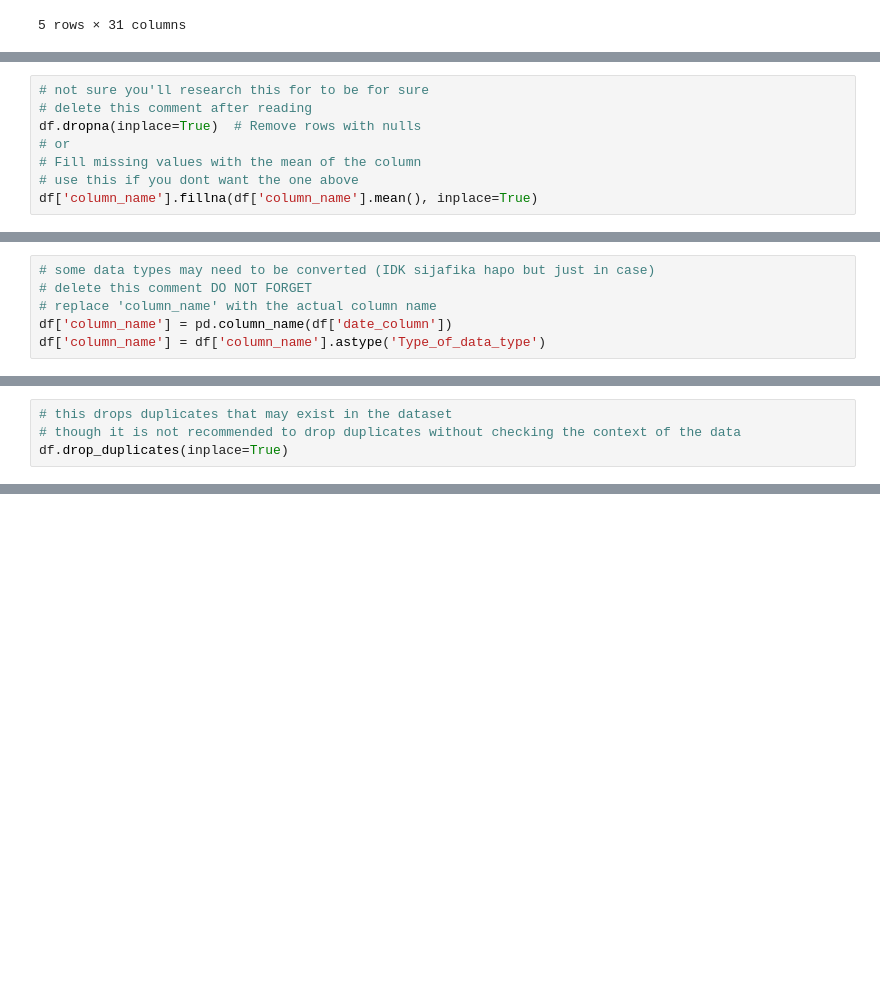
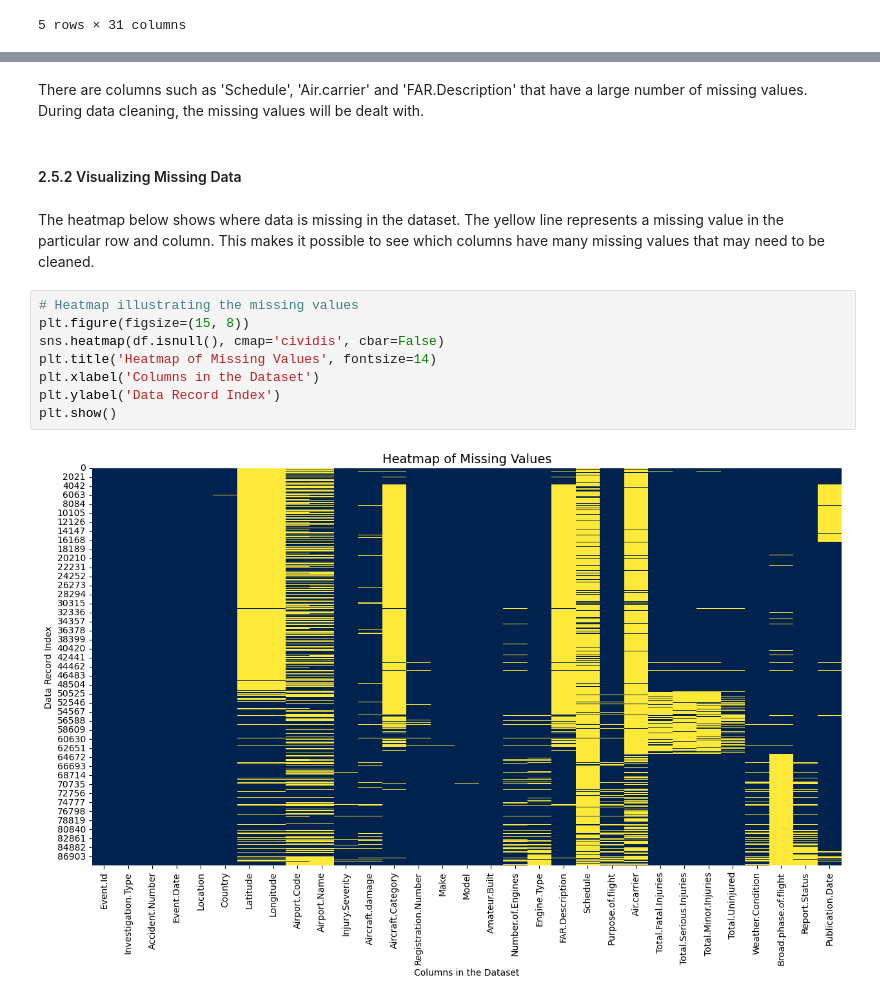
Before and after one commit to JessicaGichimu/DS-Phase1-Project, a Jupyter notebook: Project.ipynb, the cells around one changed output, grey strips where cells are left out. Drawn from its saved outputs; the diff is of its cells as text; blank space fills up the shorter version.

```diff
--- a/Project.ipynb
+++ b/Project.ipynb
@@ -93,8 +73,0 @@ Drop or fill missing values based on context.
-# %%
-# not sure you'll research this for to be for sure
-# delete this comment after reading
-df.dropna(inplace=True)  # Remove rows with nulls
-# or
-# Fill missing values with the mean of the column
-# use this if you dont want the one above
-df['column_name'].fillna(df['column_name'].mean(), inplace=True)
@@ -104,6 +73,0 @@ Convert columns to the correct data type.
-# %%
-# some data types may need to be converted (IDK sijafika hapo but just in case)
-# delete this comment DO NOT FORGET
-# replace 'column_name' with the actual column name
-df['column_name'] = pd.column_name(df['date_column'])
-df['column_name'] = df['column_name'].astype('Type_of_data_type')
@@ -112,4 +73,0 @@ Remove Duplicates
-# %%
-# this drops duplicates that may exist in the dataset
-# though it is not recommended to drop duplicates without checking the context of the data
-df.drop_duplicates(inplace=True)
@@ -121,0 +187,16 @@ Check for outliars
+# %% [markdown]
+There are columns such as 'Schedule', 'Air.carrier' and 'FAR.Description' that have a large number of missing values. During data cleaning, the missing values will be dealt with.
+# %% [markdown]
+#### 2.5.2 Visualizing Missing Data
+# %% [markdown]
+The heatmap below shows where data is missing in the dataset. The yellow line represents a missing value in the particular row and column. This makes it possible to see which columns have many missing values that may need to be cleaned.
+# %%
+# Heatmap illustrating the missing values
+plt.figure(figsize=(15, 8))
+sns.heatmap(df.isnull(), cmap='cividis', cbar=False)
+plt.title('Heatmap of Missing Values', fontsize=14)
+plt.xlabel('Columns in the Dataset')
+plt.ylabel('Data Record Index')
+plt.show()
+# %% [output]
+[figure, added]
```
Also changed, not shown: parts of 79 cells of this notebook, 2 other files.
